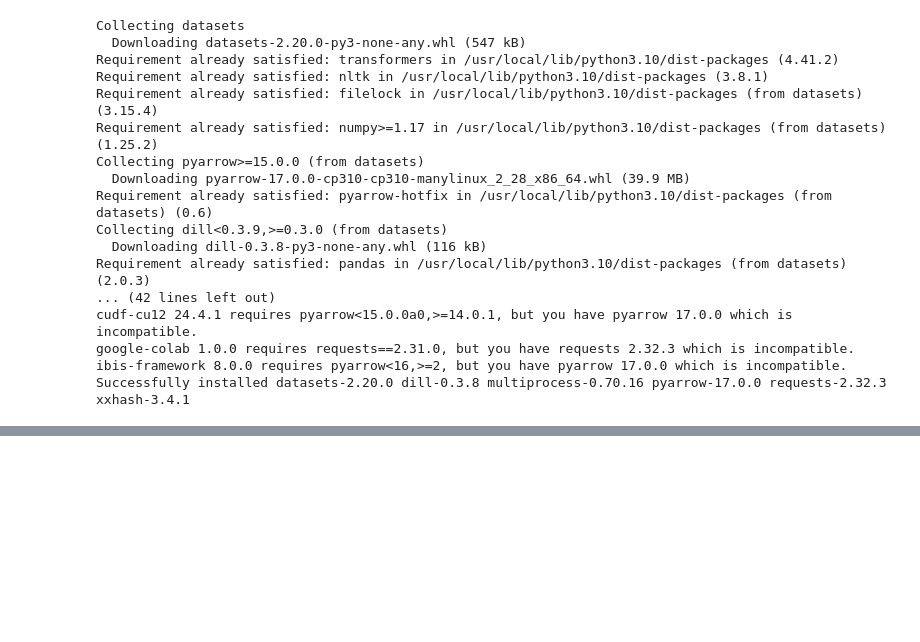
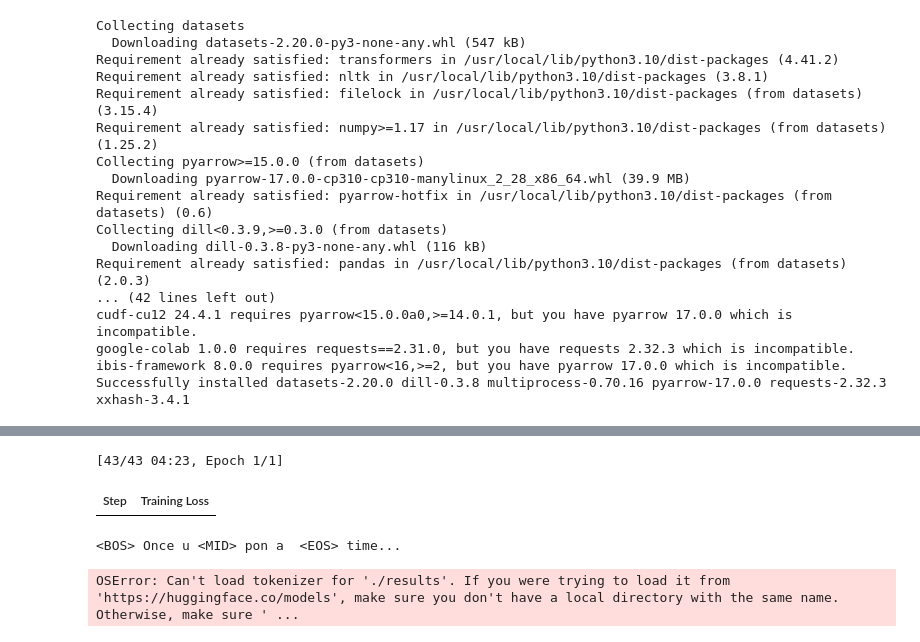
Before and after one commit to kaballas/AutoGPT, a Jupyter notebook: benchmark/notebooks/combined_data.ipynb, the cells around one changed output, grey strips where cells are left out. Drawn from its saved outputs; the diff is of its cells as text; code cells hidden in the pictures; blank space fills up the shorter version.

```diff
--- a/benchmark/notebooks/combined_data.ipynb
+++ b/benchmark/notebooks/combined_data.ipynb
@@ -291,0 +302,12 @@ KeyboardInterrupt:
+# %%
+from transformers import GPT2LMHeadModel, GPT2Tokenizer
+
+model_name = 'gpt2'
+tokenizer = GPT2Tokenizer.from_pretrained(model_name)
+model = GPT2LMHeadModel.from_pretrained(model_name)
+
+def encode_input(text):
+    return tokenizer.encode(text, return_tensors='pt')
+
+def decode_output(tokens):
+    return tokenizer.decode(tokens, skip_special_tokens=True)
@@ -291,0 +398,48 @@ KeyboardInterrupt:
+# %%
+from transformers import TextDataset, DataCollatorForLanguageModeling, Trainer, TrainingArguments
+
+def fine_tune_model(train_file):
+    tokenizer = GPT2Tokenizer.from_pretrained(model_name)
+    model = GPT2LMHeadModel.from_pretrained(model_name)
+
+    dataset = TextDataset(
+        tokenizer=tokenizer,
+        file_path=train_file,
+        block_size=128
+    )
+
+    data_collator = DataCollatorForLanguageModeling(
+        tokenizer=tokenizer,
+        mlm=False,
+    )
+
+    training_args = TrainingArguments(
+        output_dir='./results',
+        overwrite_output_dir=True,
+        num_train_epochs=1,
+        per_device_train_batch_size=2,
+        save_steps=10_000,
+        save_total_limit=2,
+    )
+
+    trainer = Trainer(
+        model=model,
+        args=training_args,
+        data_collator=data_collator,
+        train_dataset=dataset,
+    )
+
+    trainer.train()
+
+fine_tune_model('preprocessed_data.txt')
+# %% [output]
+[43/43 04:23, Epoch 1/1]
+| Step | Training Loss |
+# %%
+def add_story_structure(text):
+    return f"<BOS> {text[:int(len(text)/3)]} <MID> {text[int(len(text)/3):int(2*len(text)/3)]} <EOS> {text[int(2*len(text)/3):]}"
+
+structured_text = add_story_structure("Once upon a time...")
+print(structured_text)
+# %% [output]
+<BOS> Once u <MID> pon a  <EOS> time...
@@ -291,0 +455,9 @@ KeyboardInterrupt:
+# %%
+from transformers import GPT2LMHeadModel, GPT2Tokenizer
+
+# Define the model name and load the tokenizer and model
+model_name = 'gpt2'
+tokenizer = GPT2Tokenizer.from_pretrained('./results')  # Path to the fine-tuned model
+model = GPT2LMHeadModel.from_pretrained('./results')
+# %% [output]
+OSError: Can't load tokenizer for './results'. If you were trying to load it from 'https://huggingface.co/models', make sure you don't have a local directory with the same name. Otherwise, make sure ' ...
```
Also changed, not shown: parts of 8 cells of this notebook.
